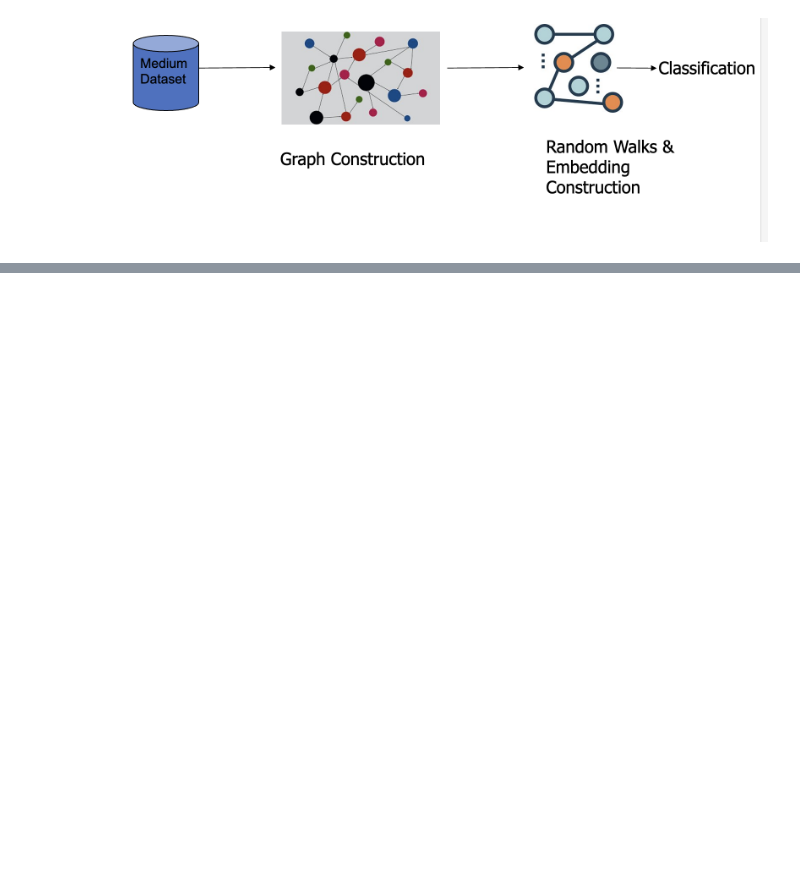
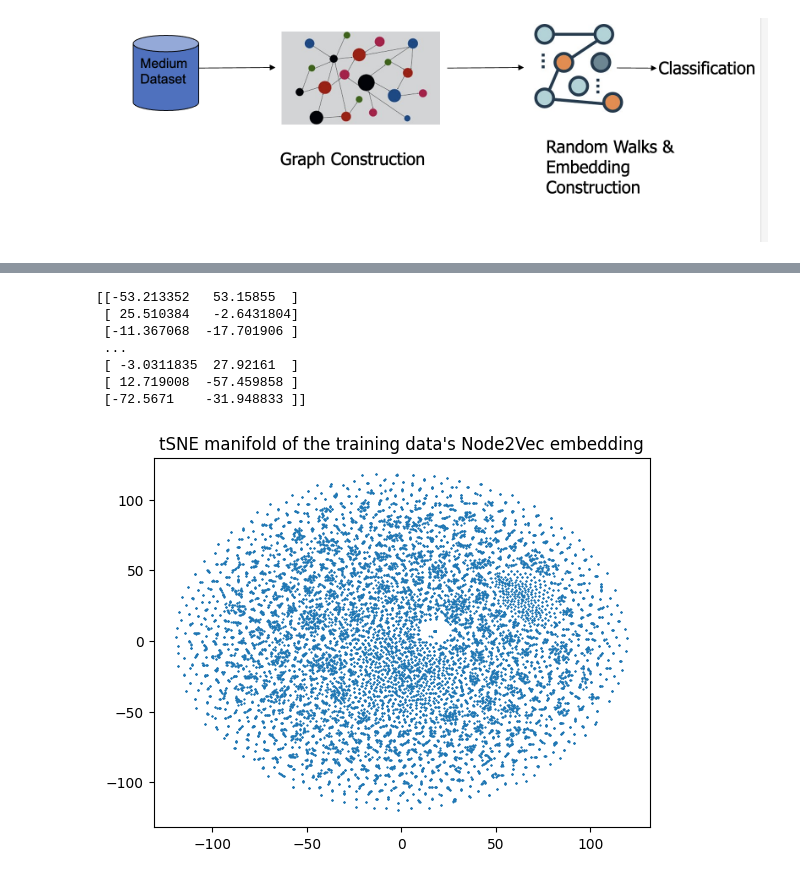
Before and after one commit to JoshCode/uni-CSE2525, a Jupyter notebook: Lab 3/Graphs.ipynb, the cells around one changed output, grey strips where cells are left out. Saved outputs shown, nothing was run; the diff lists cells and outputs as text; code cells hidden in the pictures; blank space fills up the shorter version.

```diff
--- a/Lab 3/Graphs.ipynb
+++ b/Lab 3/Graphs.ipynb
@@ -620,0 +846,21 @@ print(metrics.classification_report(Y_test, predictions))
+# %%
+from sklearn.manifold import TSNE
+
+# TODO Try this with PCA first
+# TODO Try this after removing isolated
+X_embedded = TSNE(n_components=2, learning_rate='auto', init='random', perplexity=3).fit_transform(X_train_n2v)
+X_embedded.shape
+
+plt.scatter(X_embedded[:,0], X_embedded[:,1], marker=".",lw=0,s=8)
+print(X_embedded)
+plt.title("tSNE manifold of the training data's Node2Vec embedding")
+plt.show()
+# %% [output]
+[[-53.213352   53.15855  ]
+ [ 25.510384   -2.6431804]
+ [-11.367068  -17.701906 ]
+ ...
+ [ -3.0311835  27.92161  ]
+ [ 12.719008  -57.459858 ]
+ [-72.5671    -31.948833 ]]
+[figure, added]
```
Also changed, not shown: parts of 67 cells of this notebook.
